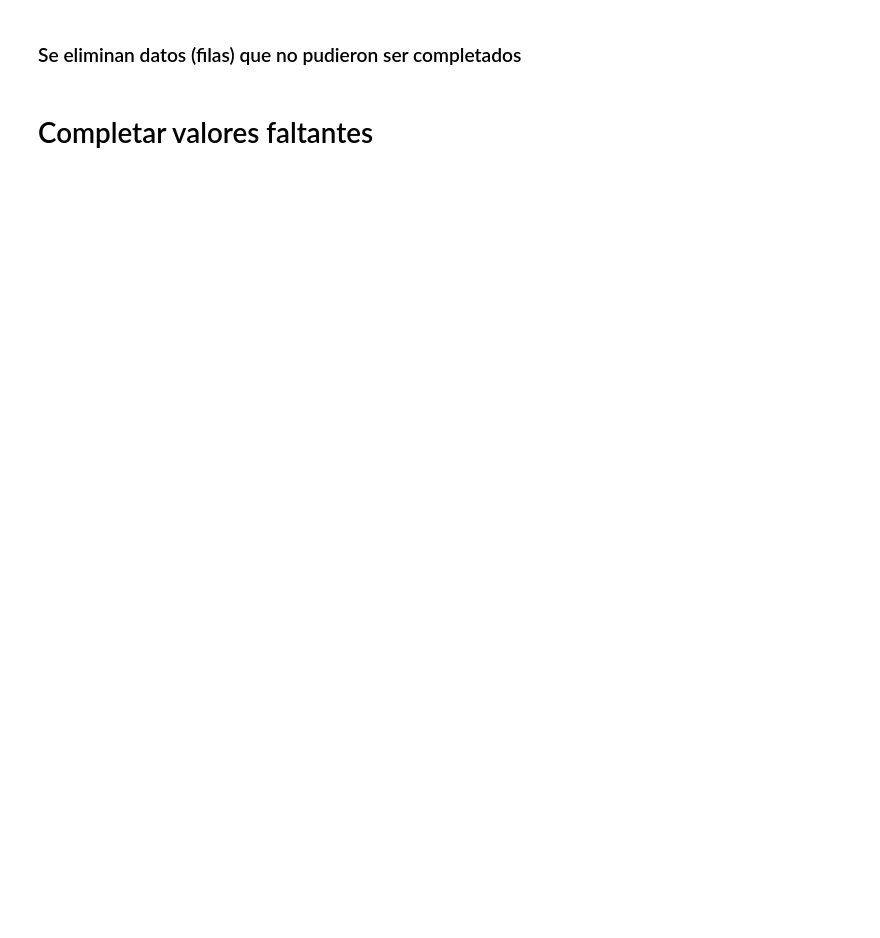
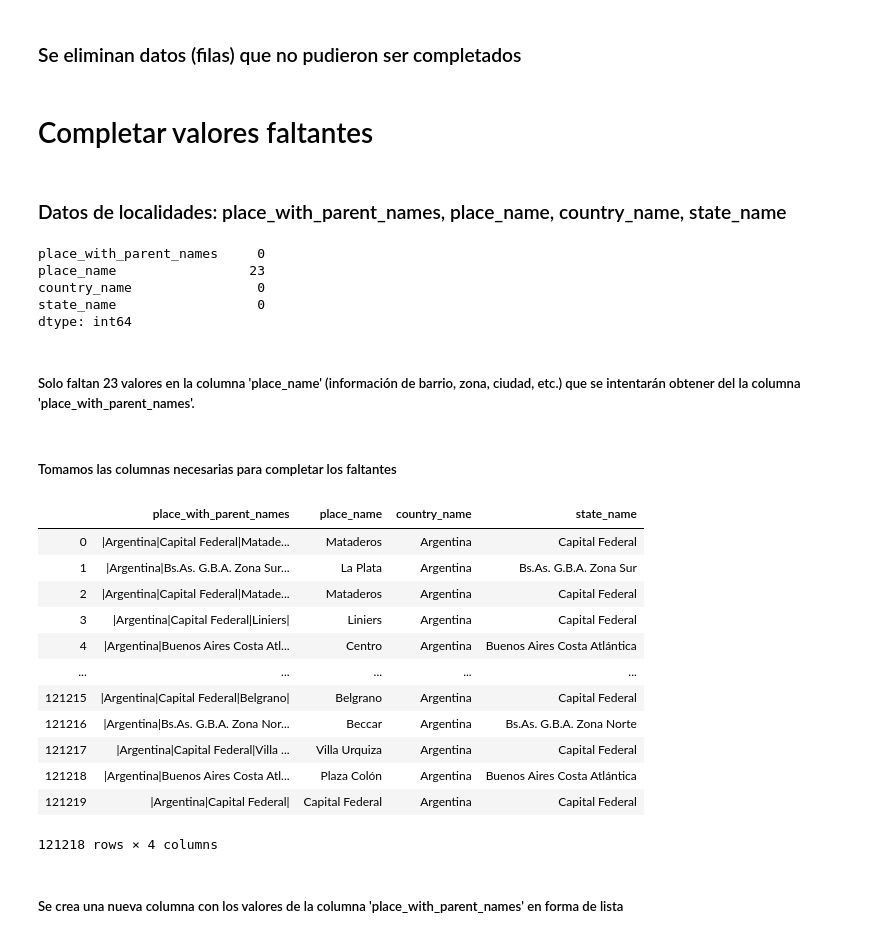
Before and after one commit to rdgagliano/DataScience-Grupo3, a Jupyter notebook: Desafio_1.ipynb, the cells around one changed output. Drawn from its saved outputs; the diff is of its cells as text; code cells hidden in the pictures; blank space fills up the shorter version.

```diff
--- a/Desafio_1.ipynb
+++ b/Desafio_1.ipynb
@@ -64,3 +120,15 @@ df.drop(emptyDescriptionIndexes , inplace=True)
 df.reset_index();
 # %% [markdown]
 # Completar valores faltantes
+# %% [markdown]
+### Datos de localidades: place_with_parent_names, place_name, country_name, state_name
+# %%
+df[['place_with_parent_names', 'place_name','country_name','state_name']].isnull().sum()
+# %% [output]
+place_with_parent_names     0
+place_name                 23
+country_name                0
+state_name                  0
+dtype: int64
+# %% [markdown]
+##### Solo faltan 23 valores en la columna 'place_name' (información de barrio, zona, ciudad, etc.) que se intentarán obtener del la columna 'place_with_parent_names'.
@@ -66,0 +138,20 @@ df.reset_index();
+# %% [markdown]
+##### Tomamos las columnas necesarias para completar los faltantes
+# %%
+df[['place_with_parent_names', 'place_name','country_name','state_name']]
+# %% [output]
+|  | place_with_parent_names | place_name | country_name | state_name |
+| 0 | |Argentina|Capital Federal|Matade... | Mataderos | Argentina | Capital Federal |
+| 1 | |Argentina|Bs.As. G.B.A. Zona Sur... | La Plata | Argentina | Bs.As. G.B.A. Zona Sur |
+| 2 | |Argentina|Capital Federal|Matade... | Mataderos | Argentina | Capital Federal |
+| 3 | |Argentina|Capital Federal|Liniers| | Liniers | Argentina | Capital Federal |
+| 4 | |Argentina|Buenos Aires Costa Atl... | Centro | Argentina | Buenos Aires Costa Atlántica |
+| ... | ... | ... | ... | ... |
+| 121215 | |Argentina|Capital Federal|Belgrano| | Belgrano | Argentina | Capital Federal |
+| 121216 | |Argentina|Bs.As. G.B.A. Zona Nor... | Beccar | Argentina | Bs.As. G.B.A. Zona Norte |
+| 121217 | |Argentina|Capital Federal|Villa ... | Villa Urquiza | Argentina | Capital Federal |
+| 121218 | |Argentina|Buenos Aires Costa Atl... | Plaza Colón | Argentina | Buenos Aires Costa Atlántica |
+| 121219 | |Argentina|Capital Federal| | Capital Federal | Argentina | Capital Federal |
+121218 rows × 4 columns
+# %% [markdown]
+##### Se crea una nueva columna con los valores de la columna 'place_with_parent_names' en forma de lista
```
Also changed, not shown: parts of 22 cells of this notebook.
